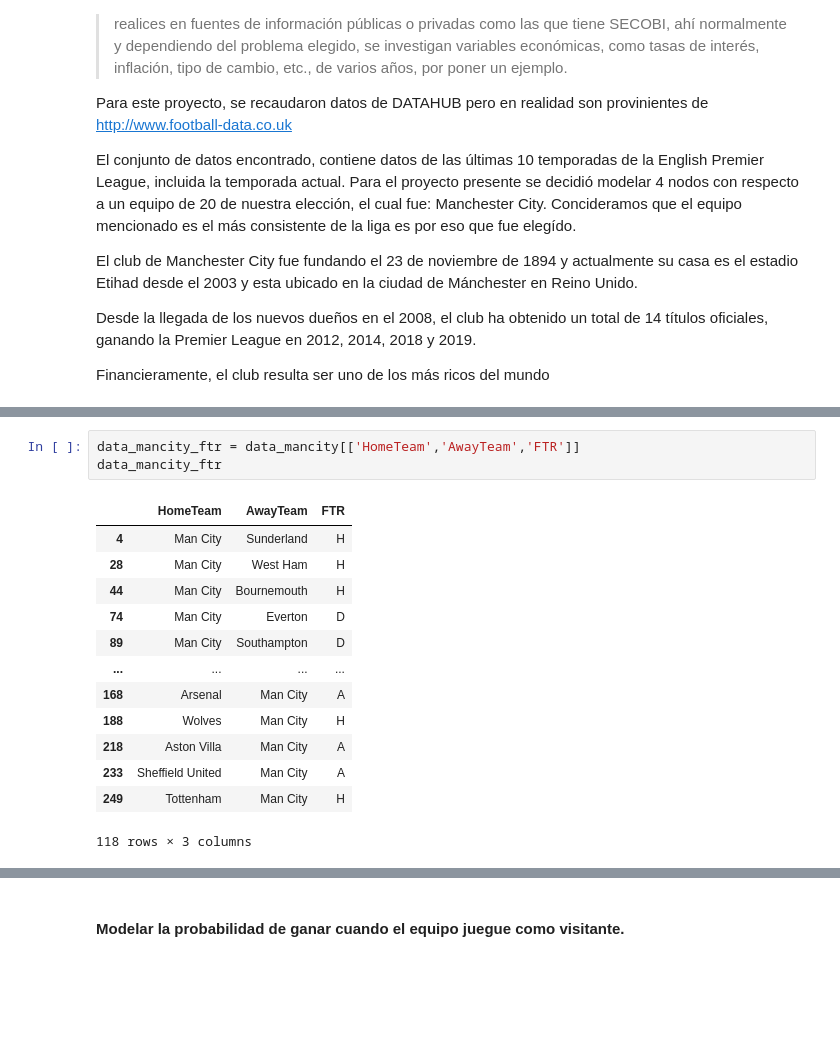
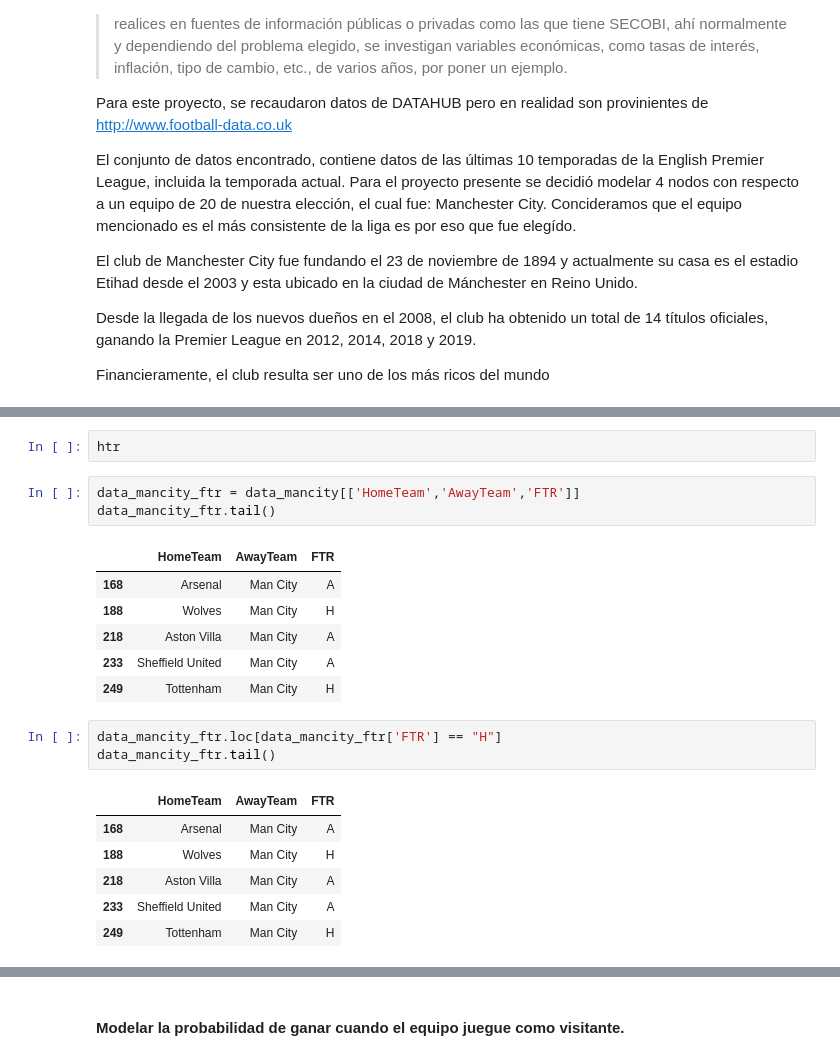
Before and after one commit to mariajosecanture/PROYECTO_SG_MJC, a Jupyter notebook: ProyectoModulo1_CantuM_GarciaS_GreenA.ipynb, the cells around one changed output, grey strips where cells are left out. Drawn from its saved outputs; the diff is of its cells as text; blank space fills up the shorter version.

```diff
--- a/ProyectoModulo1_CantuM_GarciaS_GreenA.ipynb
+++ b/ProyectoModulo1_CantuM_GarciaS_GreenA.ipynb
@@ -121,20 +141,25 @@ data_mancity
+# %%
+htr
 # %%
 data_mancity_ftr = data_mancity[['HomeTeam','AwayTeam','FTR']]
-data_mancity_ftr
+data_mancity_ftr.tail()
 # %% [output]
 |  | HomeTeam | AwayTeam | FTR |
-| 4 | Man City | Sunderland | H |
-| 28 | Man City | West Ham | H |
-| 44 | Man City | Bournemouth | H |
-| 74 | Man City | Everton | D |
-| 89 | Man City | Southampton | D |
-| ... | ... | ... | ... |
 | 168 | Arsenal | Man City | A |
 | 188 | Wolves | Man City | H |
 | 218 | Aston Villa | Man City | A |
 | 233 | Sheffield United | Man City | A |
 | 249 | Tottenham | Man City | H |
-118 rows × 3 columns
+# %%
+data_mancity_ftr.loc[data_mancity_ftr['FTR'] == "H"]
+data_mancity_ftr.tail()
+# %% [output]
+|  | HomeTeam | AwayTeam | FTR |
+| 168 | Arsenal | Man City | A |
+| 188 | Wolves | Man City | H |
+| 218 | Aston Villa | Man City | A |
+| 233 | Sheffield United | Man City | A |
+| 249 | Tottenham | Man City | H |
 # %%
 datahome_ftr = datahome[['HomeTeam','FTR']]
 datahome_ftr
```
Also changed, not shown: parts of 16 cells of this notebook.
